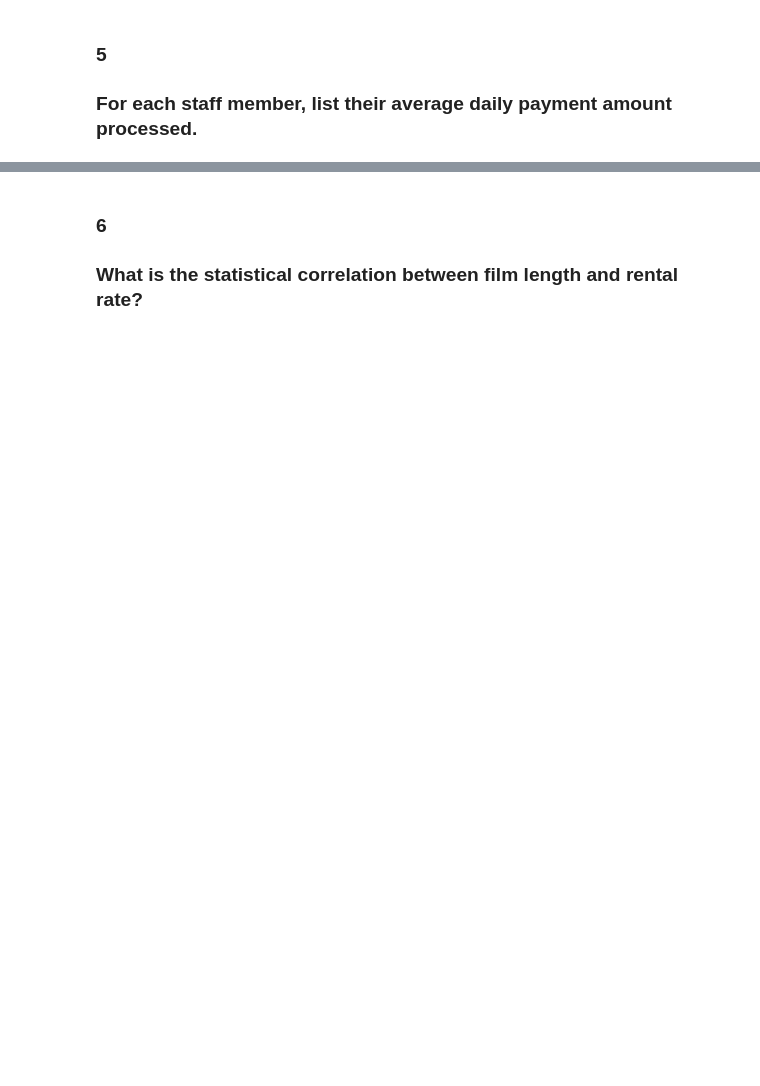
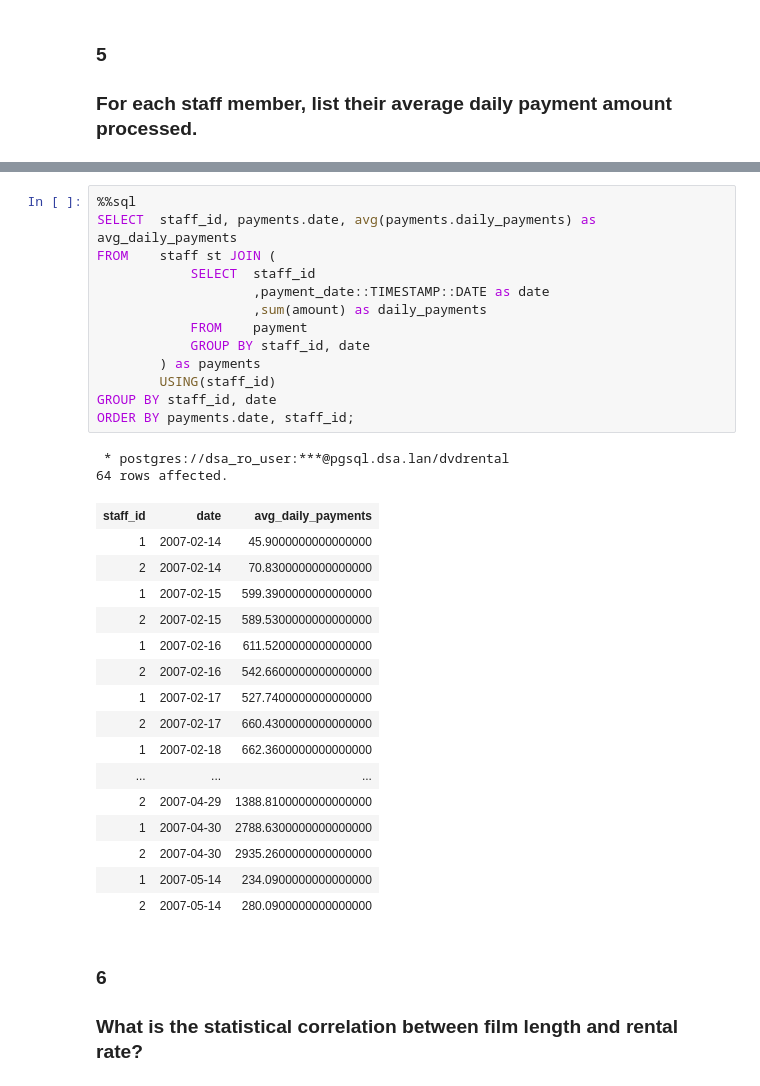
Before and after one commit to SteeltownRiot/DSA, a Jupyter notebook: DSA-7030 Databases & Analytics/Module 5 - Views, Aggregates, Functions, & Triggers/AdvancedAggregates.ipynb, the cells around one changed output, grey strips where cells are left out. Cells and saved outputs as stored; diff of their text form; blank space fills up the shorter version.

```diff
--- a/DSA-7030 Databases & Analytics/Module 5 - Views, Aggregates, Functions, & Triggers/AdvancedAggregates.ipynb
+++ b/DSA-7030 Databases & Analytics/Module 5 - Views, Aggregates, Functions, & Triggers/AdvancedAggregates.ipynb
@@ -130,3 +268,35 @@ EXPLAIN
+# %%
+%%sql
+SELECT  staff_id, payments.date, avg(payments.daily_payments) as avg_daily_payments
+FROM    staff st JOIN (
+            SELECT  staff_id
+                    ,payment_date::TIMESTAMP::DATE as date
+                    ,sum(amount) as daily_payments
+            FROM    payment
+            GROUP BY staff_id, date
+        ) as payments
+        USING(staff_id)
+GROUP BY staff_id, date
+ORDER BY payments.date, staff_id;
+# %% [output]
+ * postgres://dsa_ro_user:***@pgsql.dsa.lan/dvdrental
+64 rows affected.
+| staff_id | date | avg_daily_payments |
+| 1 | 2007-02-14 | 45.9000000000000000 |
+| 2 | 2007-02-14 | 70.8300000000000000 |
+| 1 | 2007-02-15 | 599.3900000000000000 |
+| 2 | 2007-02-15 | 589.5300000000000000 |
+| 1 | 2007-02-16 | 611.5200000000000000 |
+| 2 | 2007-02-16 | 542.6600000000000000 |
+| 1 | 2007-02-17 | 527.7400000000000000 |
+| 2 | 2007-02-17 | 660.4300000000000000 |
+| 1 | 2007-02-18 | 662.3600000000000000 |
+| ... | ... | ... |
+| 2 | 2007-04-29 | 1388.8100000000000000 |
+| 1 | 2007-04-30 | 2788.6300000000000000 |
+| 2 | 2007-04-30 | 2935.2600000000000000 |
+| 1 | 2007-05-14 | 234.0900000000000000 |
+| 2 | 2007-05-14 | 280.0900000000000000 |
 # %% [markdown]
 ### 6
 ### What is the statistical correlation between film length and rental rate?
```
Also changed, not shown: parts of 16 cells of this notebook, 2 other files.
